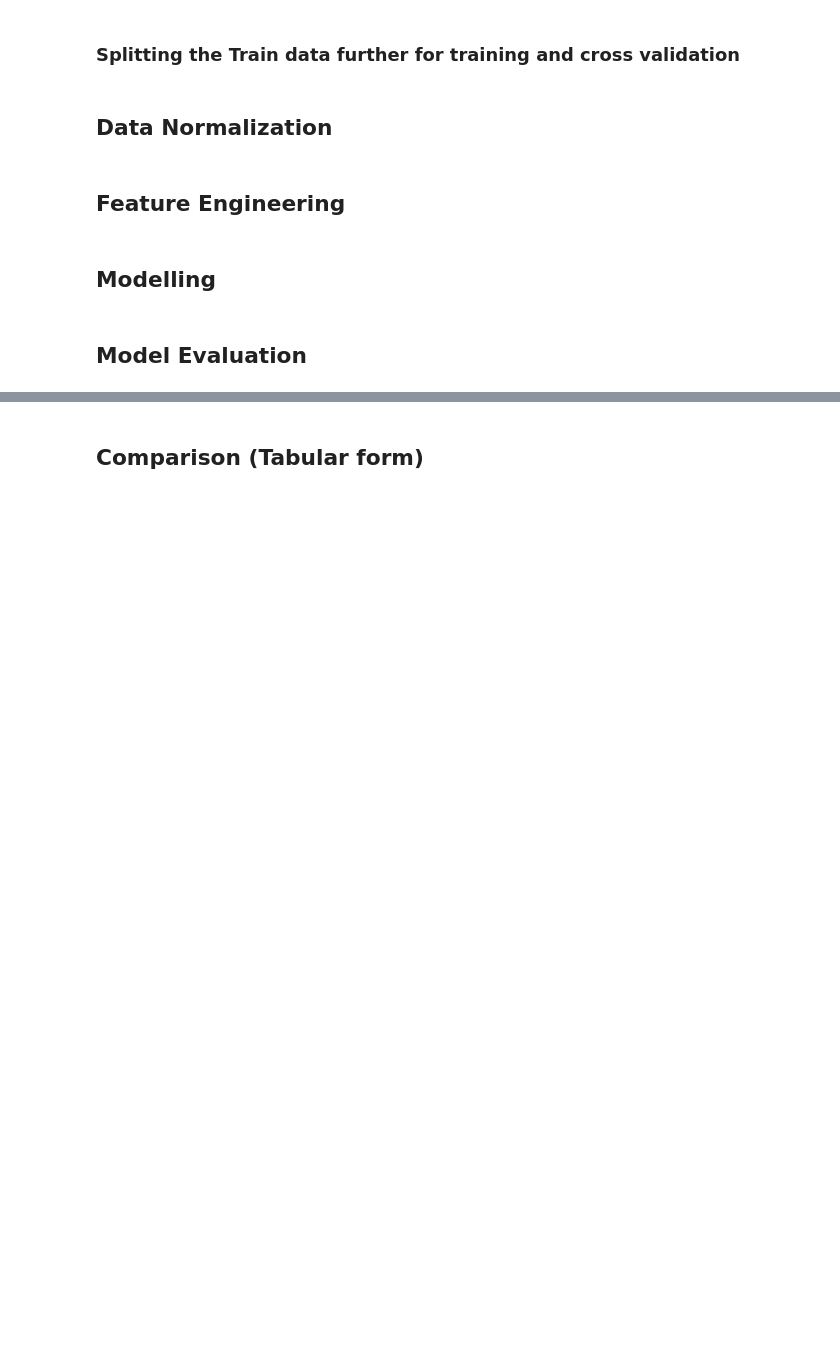
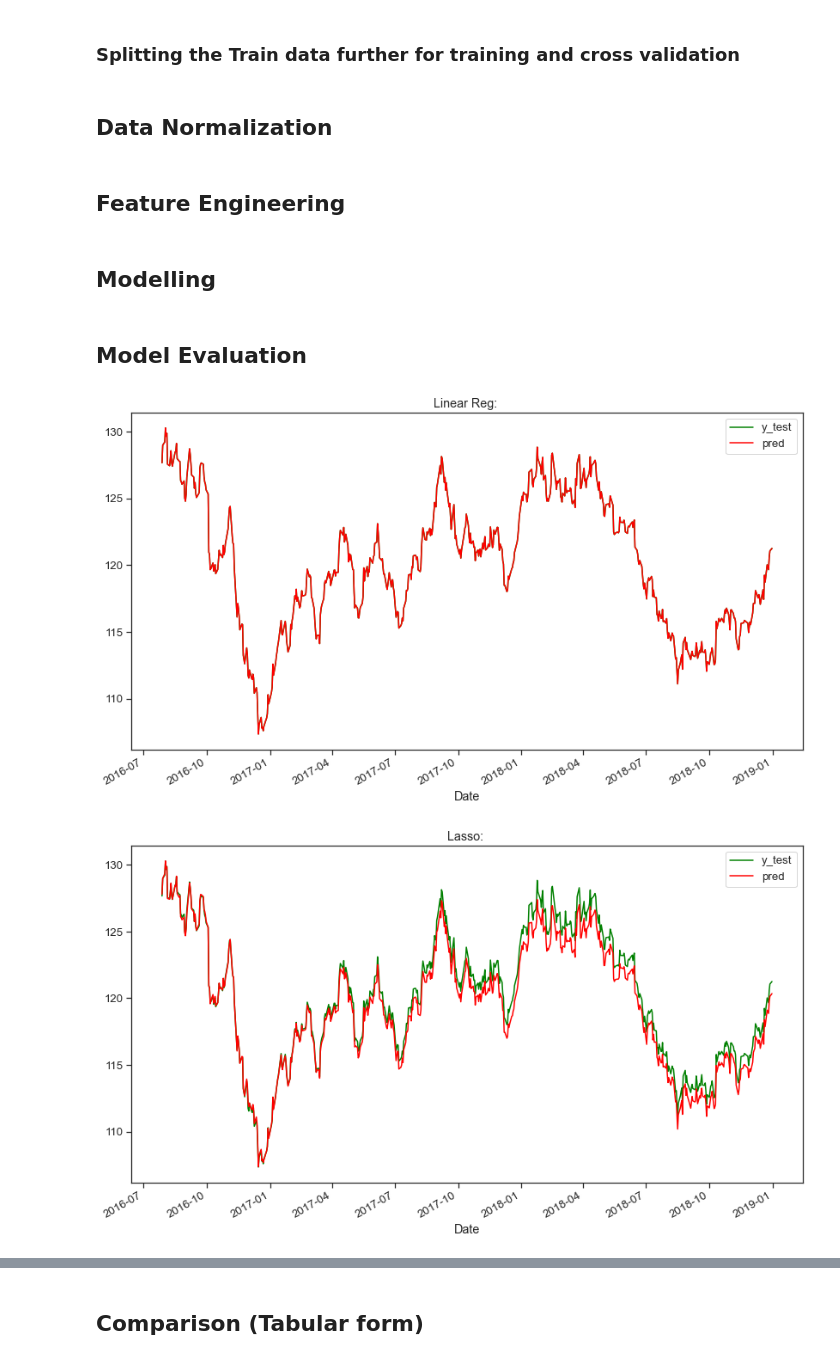
Before and after one commit to Hamoye-Summer22-TeamSQL-Premier-Project/Gold-Rates-Prediction, a Jupyter notebook: Gold-price-by-Team-sql.ipynb, the cells around one changed output, grey strips where cells are left out. Cells and saved outputs as stored; diff of their text form; code cells hidden in the pictures; blank space fills up the shorter version.

Commit message:
modelling commit

```diff
--- a/Gold-price-by-Team-sql.ipynb
+++ b/Gold-price-by-Team-sql.ipynb
@@ -298,7 +287,7 @@ X_train, X_test, y_train, y_test = train_test_split(features_data, target, test_
 # %% [markdown]
 ### Splitting the Train data further for training and cross validation
 # %%
-X_train, X_cv, y_train, y_cv = train_test_split(X_train, y_train, test_size=.2, shuffle=False)
+x_train, x_test, y_train, y_test = train_test_split(features_data, target, test_size=0.35, shuffle=False)
 # %% [markdown]
 ## Data Normalization
 # %%
@@ -307,5 +297,49 @@ normalized_data = scaler.fit_transform()
 ## Feature Engineering
 # %% [markdown]
 ## Modelling
+# %%
+#Linear Regression
+linear_model = LinearRegression()
+linear_model.fit(x_train, y_train)
+
+#Ridge Regression
+ridge_reg = Ridge()
+ridge_reg.fit(x_train, y_train)
+
+#Lasso Regression
+lasso_reg = Lasso()
+lasso_reg.fit(x_train, y_train)
+
+#xgboost regressor
+xgbr = XGBRegressor()
+xgbr.fit(x_train,y_train)
+
+#Decision Tree Reg
+Decision_Tree_Reg = DecisionTreeRegressor().fit(x_train, y_train)
+# %%
+models = [['Linear Reg: ',  linear_model],['Lasso: ', lasso_reg],['Ridge: ', ridge_reg],['XGBR:', xgbr],['Dec_Tree_Reg:', Decision_Tree_Reg]]
 # %% [markdown]
 ## Model Evaluation
+# %%
+model_data = []
+
+for name,curr_m in models:
+    c_model = {}
+    pred = curr_m.predict(x_test)
+    c_model["Name"] = name
+
+    c_model["R2"] = r2_score(y_test,pred)
+    c_model['RMSE'] = np.sqrt(mean_squared_error(y_test,pred))
+
+    pred = pd.Series(pred, index = y_test.index)
+    plt.figure(figsize=(14,8))
+    y_test.plot.line(label = 'y_test', color="green")
+    pred.plot.line(label = 'pred', color="red")
+    plt.title(name)
+    plt.legend()
+    plt.show()
+
+    model_data.append(c_model)
+# %% [output]
+[figure, added]
+[figure, added]
```
Also changed, not shown: parts of 9 cells of this notebook.
